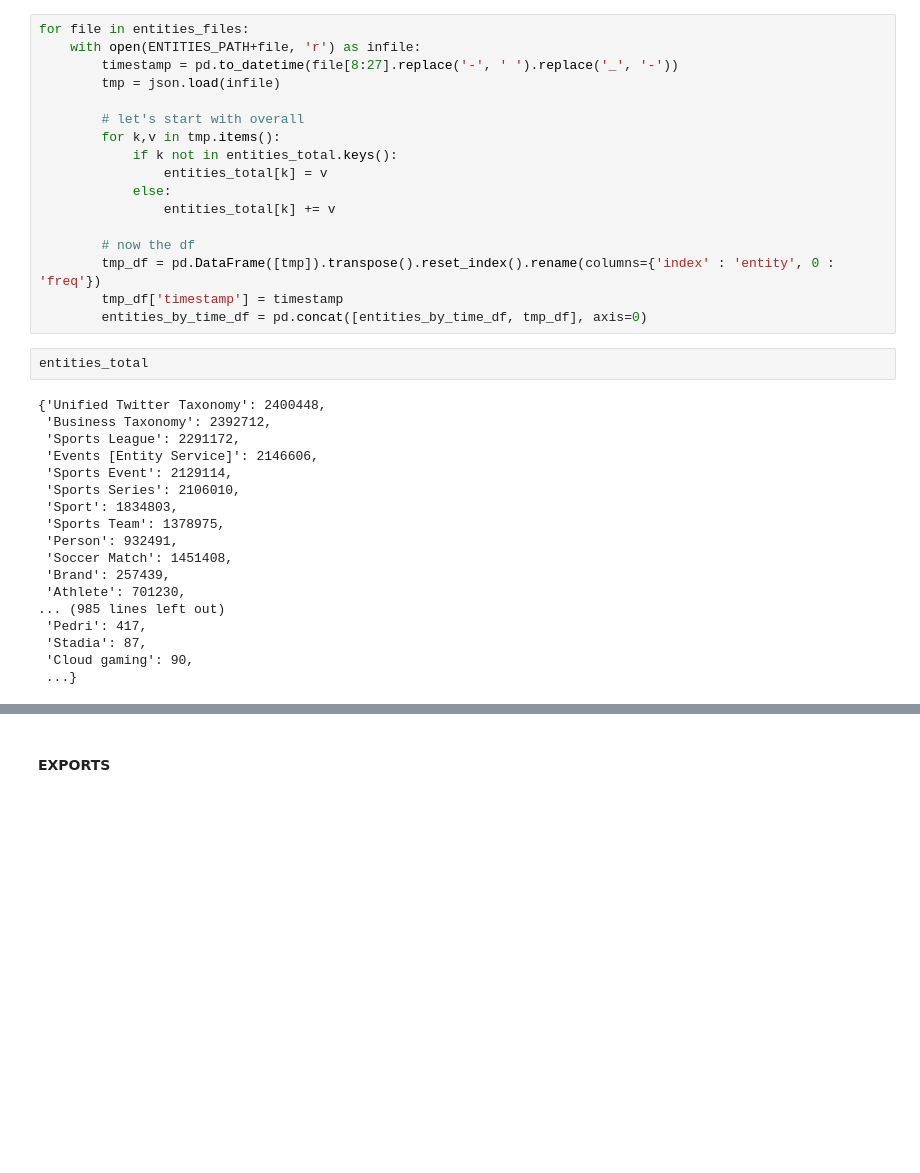
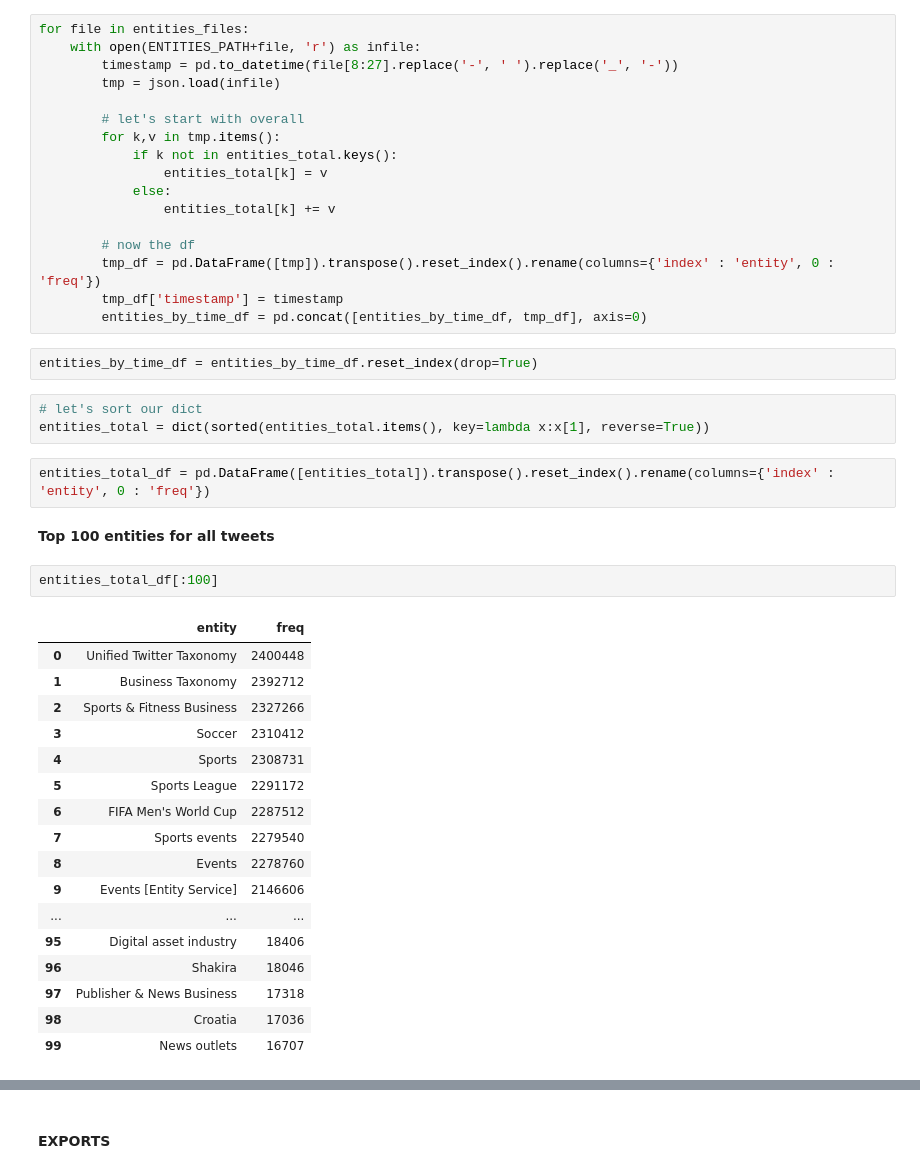
Before and after one commit to CorridorLabs/world_cup_misinfo_tracking, a Jupyter notebook: analysis/02_tweet_analysis.ipynb, the cells around one changed output, grey strips where cells are left out. Drawn from its saved outputs; the diff is of its cells as text; blank space fills up the shorter version.

```diff
--- a/analysis/02_tweet_analysis.ipynb
+++ b/analysis/02_tweet_analysis.ipynb
@@ -292,23 +321,32 @@ for file in entities_files:
         tmp_df = pd.DataFrame([tmp]).transpose().reset_index().rename(columns={'index' : 'entity', 0 : 'freq'})
         tmp_df['timestamp'] = timestamp
         entities_by_time_df = pd.concat([entities_by_time_df, tmp_df], axis=0)
+# %%
+entities_by_time_df = entities_by_time_df.reset_index(drop=True)
 # %%
-entities_total
+# let's sort our dict
+entities_total = dict(sorted(entities_total.items(), key=lambda x:x[1], reverse=True))
-# %% [output]
-{'Unified Twitter Taxonomy': 2400448,
- 'Business Taxonomy': 2392712,
- 'Sports League': 2291172,
- 'Events [Entity Service]': 2146606,
- 'Sports Event': 2129114,
- 'Sports Series': 2106010,
- 'Sport': 1834803,
- 'Sports Team': 1378975,
- 'Person': 932491,
- 'Soccer Match': 1451408,
- 'Brand': 257439,
- 'Athlete': 701230,
-... (985 lines left out)
- 'Pedri': 417,
- 'Stadia': 87,
- 'Cloud gaming': 90,
- ...}
+# %%
+entities_total_df = pd.DataFrame([entities_total]).transpose().reset_index().rename(columns={'index' : 'entity', 0 : 'freq'})
+# %% [markdown]
+**Top 100 entities for all tweets**
+# %%
+entities_total_df[:100]
+# %% [output]
+|  | entity | freq |
+| 0 | Unified Twitter Taxonomy | 2400448 |
+| 1 | Business Taxonomy | 2392712 |
+| 2 | Sports & Fitness Business | 2327266 |
+| 3 | Soccer | 2310412 |
+| 4 | Sports | 2308731 |
+| 5 | Sports League | 2291172 |
+| 6 | FIFA Men's World Cup | 2287512 |
+| 7 | Sports events | 2279540 |
+| 8 | Events | 2278760 |
+| 9 | Events [Entity Service] | 2146606 |
+| ... | ... | ... |
+| 95 | Digital asset industry | 18406 |
+| 96 | Shakira | 18046 |
+| 97 | Publisher & News Business | 17318 |
+| 98 | Croatia | 17036 |
+| 99 | News outlets | 16707 |
```
Also changed, not shown: parts of 41 cells of this notebook, 1 other file.
